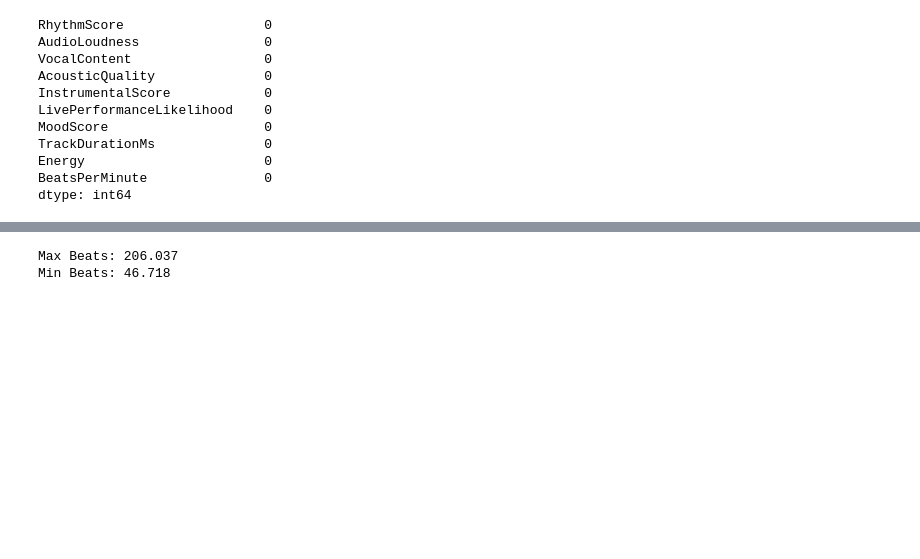
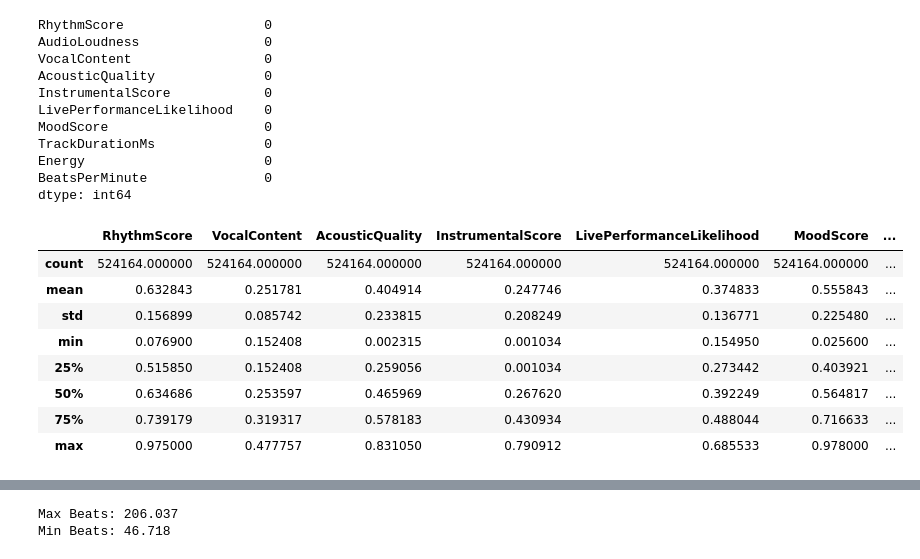
Before and after one commit to smusab9152/bpm_pred_songs, a Jupyter notebook: notebook.ipynb, the cells around one changed output, grey strips where cells are left out. Saved outputs shown, nothing was run; the diff lists cells and outputs as text; code cells hidden in the pictures; blank space fills up the shorter version.

```diff
--- a/notebook.ipynb
+++ b/notebook.ipynb
@@ -57,6 +57,18 @@ TrackDurationMs              0
 Energy                       0
 BeatsPerMinute               0
 dtype: int64
+# %%
+train_data.describe()
+# %% [output]
+|  | RhythmScore | VocalContent | AcousticQuality | InstrumentalScore | LivePerformanceLikelihood | MoodScore | ... |
+| count | 524164.000000 | 524164.000000 | 524164.000000 | 524164.000000 | 524164.000000 | 524164.000000 | ... |
+| mean | 0.632843 | 0.251781 | 0.404914 | 0.247746 | 0.374833 | 0.555843 | ... |
+| std | 0.156899 | 0.085742 | 0.233815 | 0.208249 | 0.136771 | 0.225480 | ... |
+| min | 0.076900 | 0.152408 | 0.002315 | 0.001034 | 0.154950 | 0.025600 | ... |
+| 25% | 0.515850 | 0.152408 | 0.259056 | 0.001034 | 0.273442 | 0.403921 | ... |
+| 50% | 0.634686 | 0.253597 | 0.465969 | 0.267620 | 0.392249 | 0.564817 | ... |
+| 75% | 0.739179 | 0.319317 | 0.578183 | 0.430934 | 0.488044 | 0.716633 | ... |
+| max | 0.975000 | 0.477757 | 0.831050 | 0.790912 | 0.685533 | 0.978000 | ... |
 # %%
 train_data.head()
 # %% [output]
```
Also changed, not shown: parts of 31 cells of this notebook.
